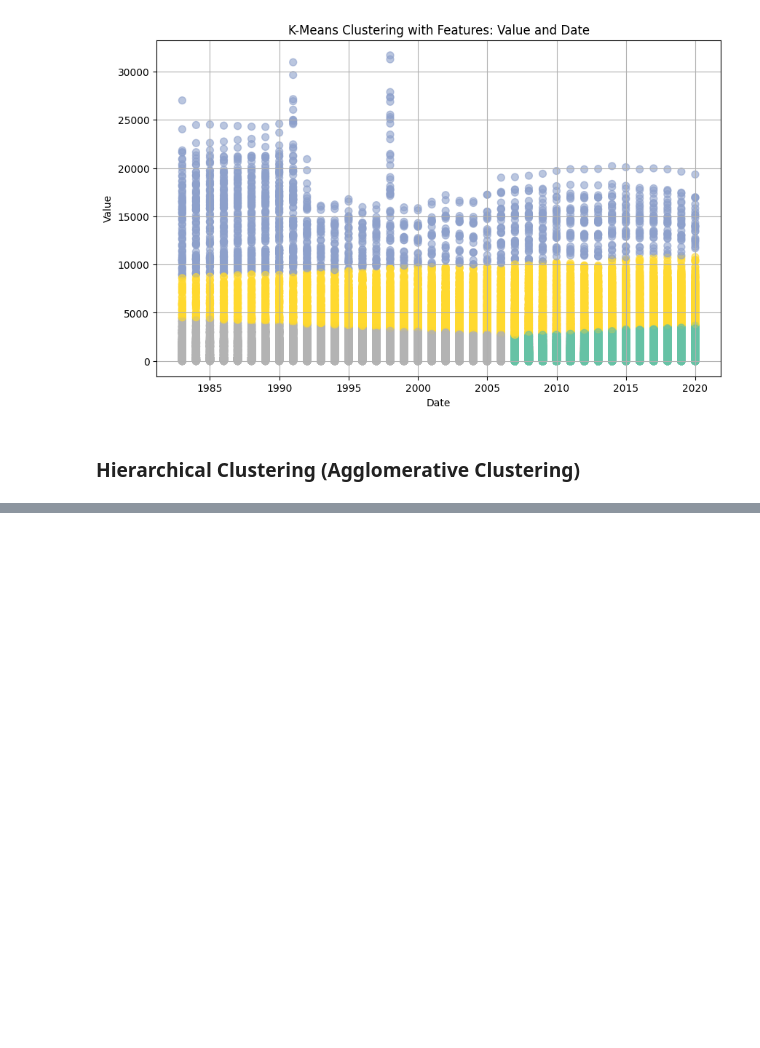
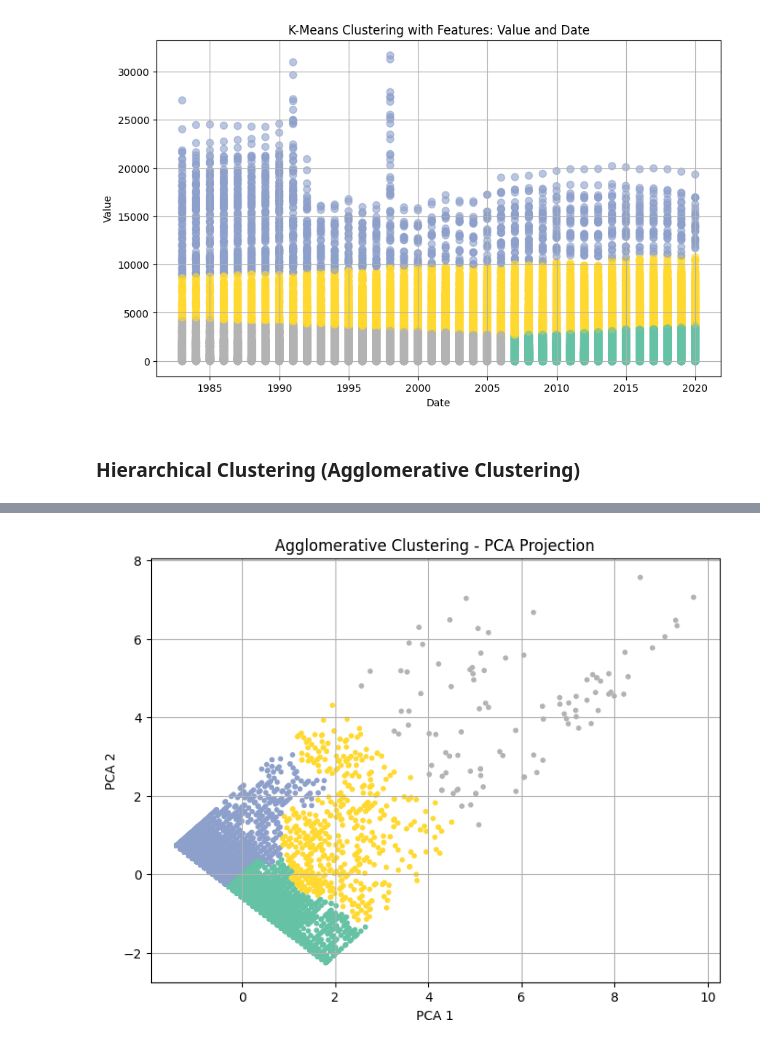
Before and after one commit to FelipeSteudel/Felipe_Steudel-CA1-ML_for_Business, a Jupyter notebook: Felipe Steudel - CA1 - Machine Learning for Business.ipynb, the cells around one changed output, grey strips where cells are left out. Cells and saved outputs as stored; diff of their text form; code cells hidden in the pictures; blank space fills up the shorter version.

```diff
--- a/Felipe Steudel - CA1 - Machine Learning for Business.ipynb
+++ b/Felipe Steudel - CA1 - Machine Learning for Business.ipynb
@@ -363,0 +369,14 @@ Agglomerative - Davies-Bouldin Index: 0.482
+# %%
+# PCA para reduzir (ou projetar) para 2 dimensões
+pca = PCA(n_components=2)
+X_pca_sample = pca.fit_transform(X_sample)
+# %%
+plt.figure(figsize=(8, 6))
+plt.scatter(X_pca_sample[:, 0], X_pca_sample[:, 1], c=agglo_labels, cmap='Set2', s=10)
+plt.title("Agglomerative Clustering - PCA Projection")
+plt.xlabel("PCA 1")
+plt.ylabel("PCA 2")
+plt.grid(True)
+plt.show()
+# %% [output]
+[figure, added]
```
Also changed, not shown: parts of 6 cells of this notebook, 1 other file.
